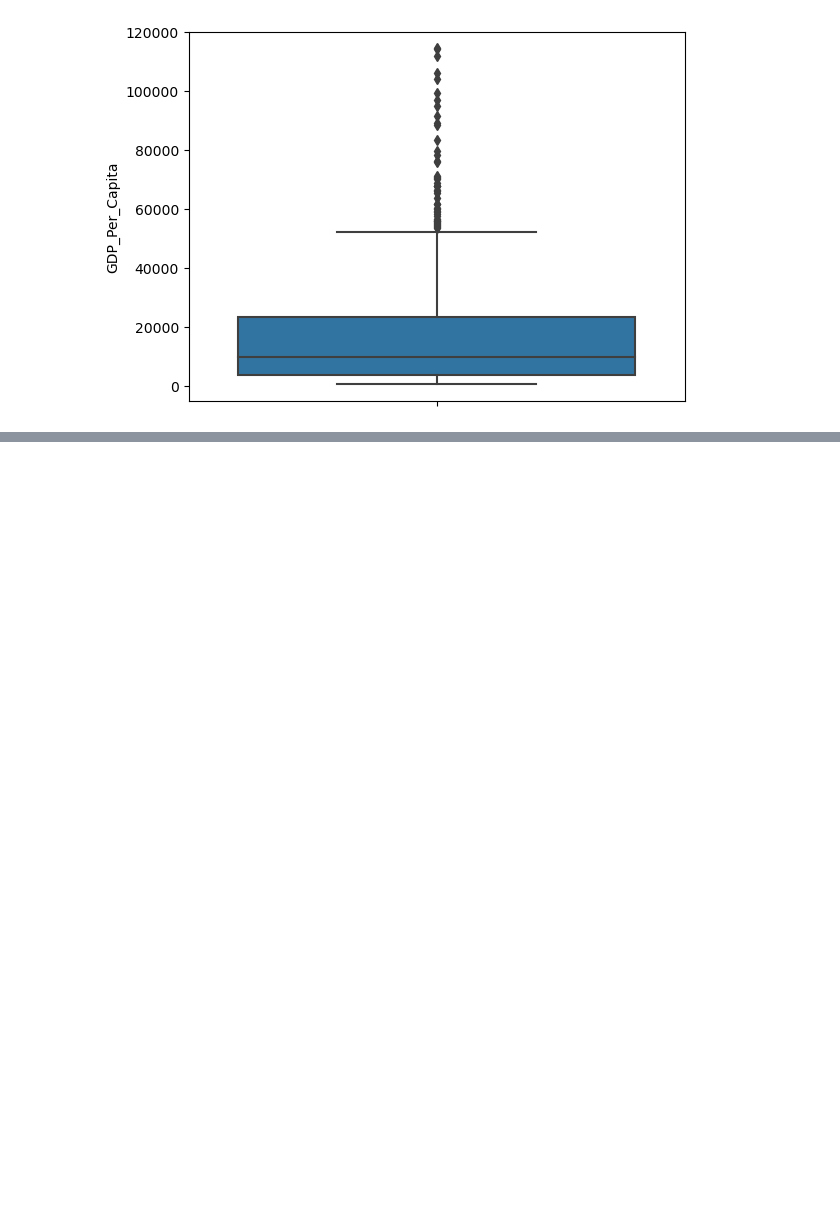
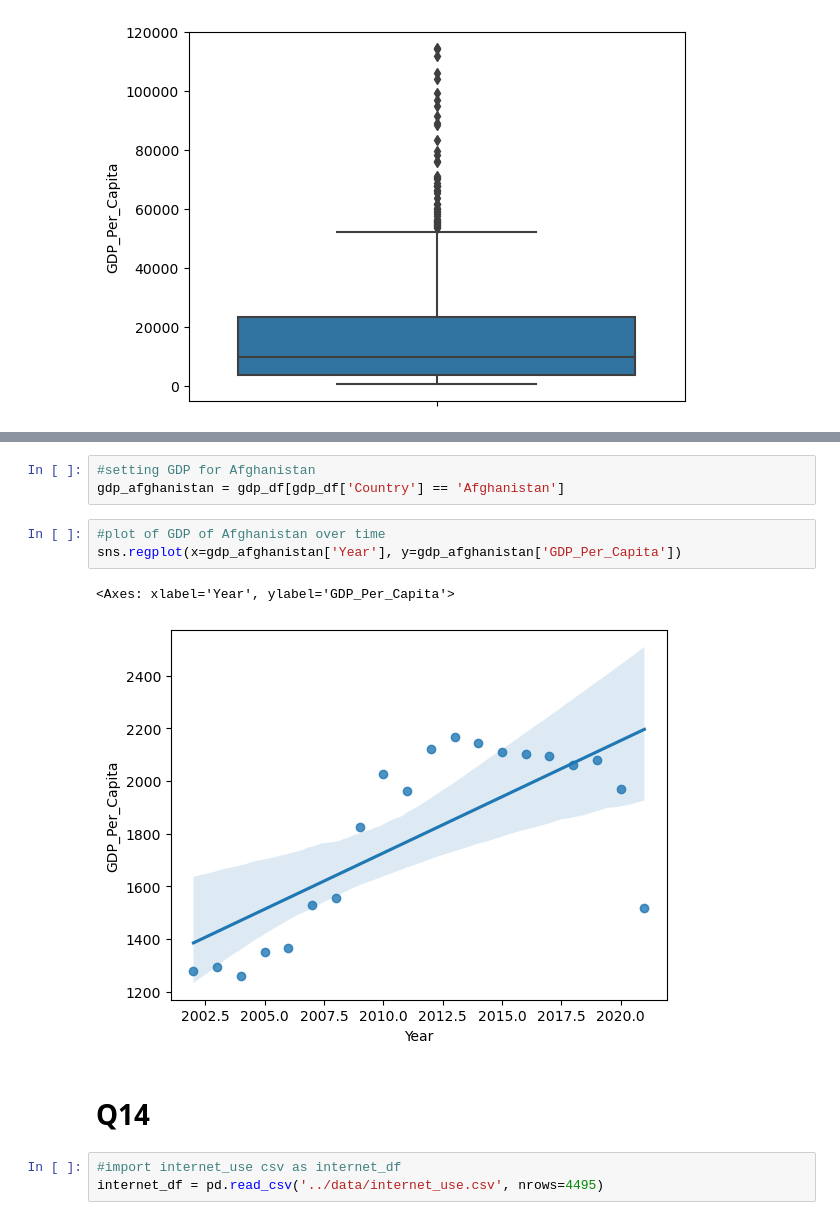
Before and after one commit to NSS-Data-Analytics-Cohort-11/undata-willisc22, a Jupyter notebook: notebook/UN_data_analysis.ipynb, the cells around one changed output, grey strips where cells are left out. Drawn from its saved outputs; the diff is of its cells as text; blank space fills up the shorter version.

```diff
--- a/notebook/UN_data_analysis.ipynb
+++ b/notebook/UN_data_analysis.ipynb
@@ -175,0 +218,14 @@ sns.barplot(x='Year', y='GDP_Per_Capita', data=gdp_decades)
+# %%
+#setting GDP for Afghanistan
+gdp_afghanistan = gdp_df[gdp_df['Country'] == 'Afghanistan']
+# %%
+#plot of GDP of Afghanistan over time
+sns.regplot(x=gdp_afghanistan['Year'], y=gdp_afghanistan['GDP_Per_Capita'])
+# %% [output]
+<Axes: xlabel='Year', ylabel='GDP_Per_Capita'>
+[figure, added]
+# %% [markdown]
+# Q14
+# %%
+#import internet_use csv as internet_df
+internet_df = pd.read_csv('../data/internet_use.csv', nrows=4495)
```
Also changed, not shown: parts of 31 cells of this notebook.
